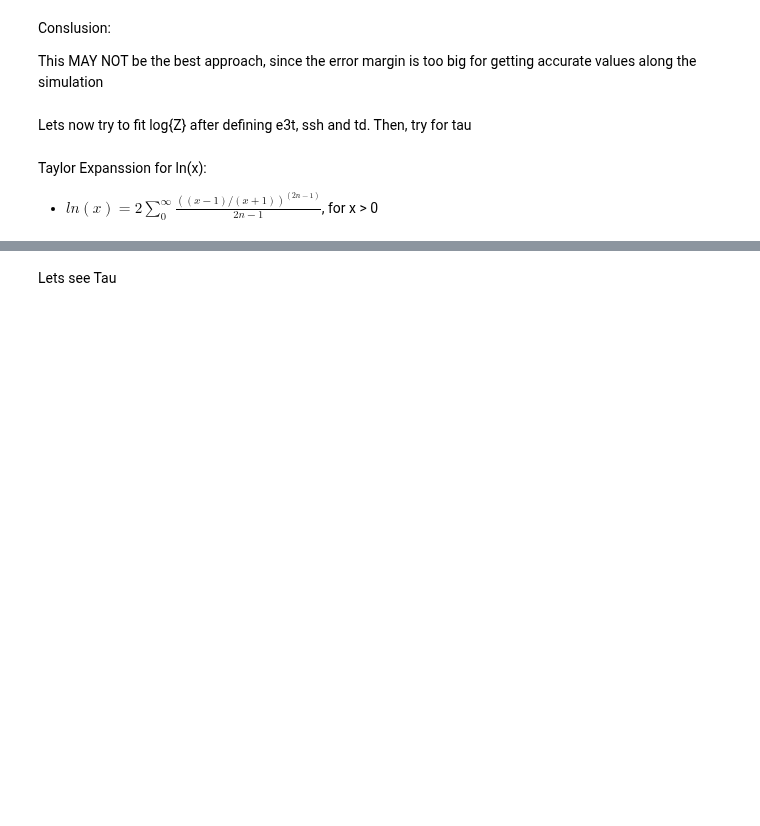
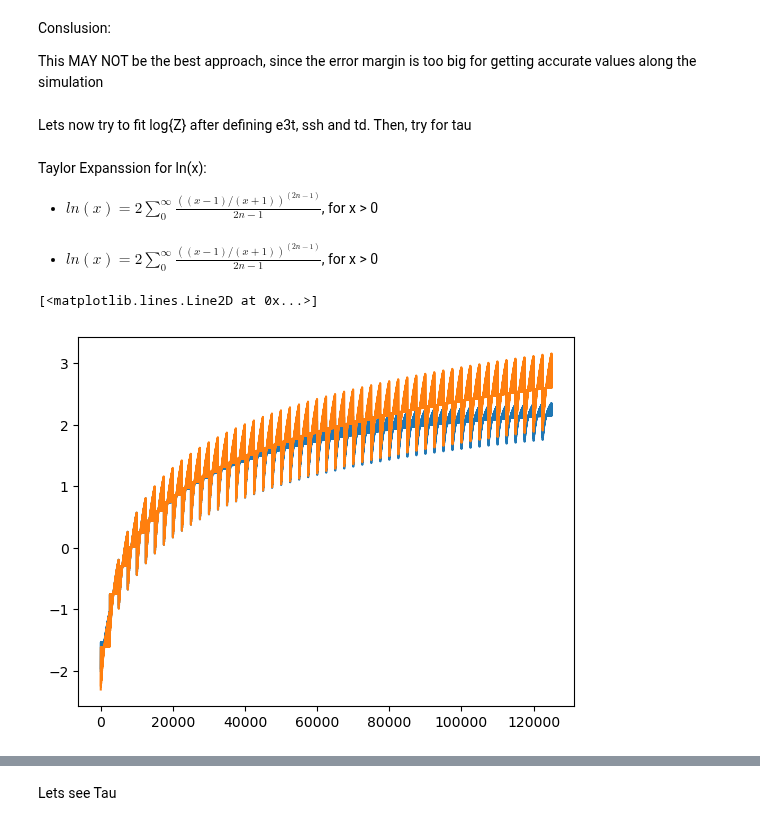
Before and after one commit to SalishSeaCast/analysis-vicente, a Jupyter notebook: Ocean_Parcels/drafts/PBDE_runs/test_params/log_and_ssh.ipynb, the cells around one changed output, grey strips where cells are left out. Saved outputs shown, nothing was run; the diff lists cells and outputs as text; code cells hidden in the pictures; blank space fills up the shorter version.

```diff
--- a/Ocean_Parcels/drafts/PBDE_runs/test_params/log_and_ssh.ipynb
+++ b/Ocean_Parcels/drafts/PBDE_runs/test_params/log_and_ssh.ipynb
@@ -478,4 +478,6 @@ ssh_flat = SSH.ravel()
 td_flat = TD.ravel()
 # %%
 x_vals = e3t_flat * (1 + (ssh_flat / td_flat)) * 0.5
+# %% [markdown]
+- $ln(x) = 2\sum_{0}^{\infty} \frac{((x-1)/(x+1))^{(2n-1)}}{2n-1}$, for x > 0
 # %%
@@ -486,3 +488,9 @@ terms = 2* (z ** (2 * n - 1)) / (2 * n - 1)
 approx = np.sum(terms, axis=1)
 # %%
 true_vals = np.log(x_vals)
+# %%
+plt.plot(approx)
+plt.plot(true_vals)
+# %% [output]
+[<matplotlib.lines.Line2D at 0x...>]
+[figure, added]
```
Also changed, not shown: parts of 17 cells of this notebook, 7 other files.
